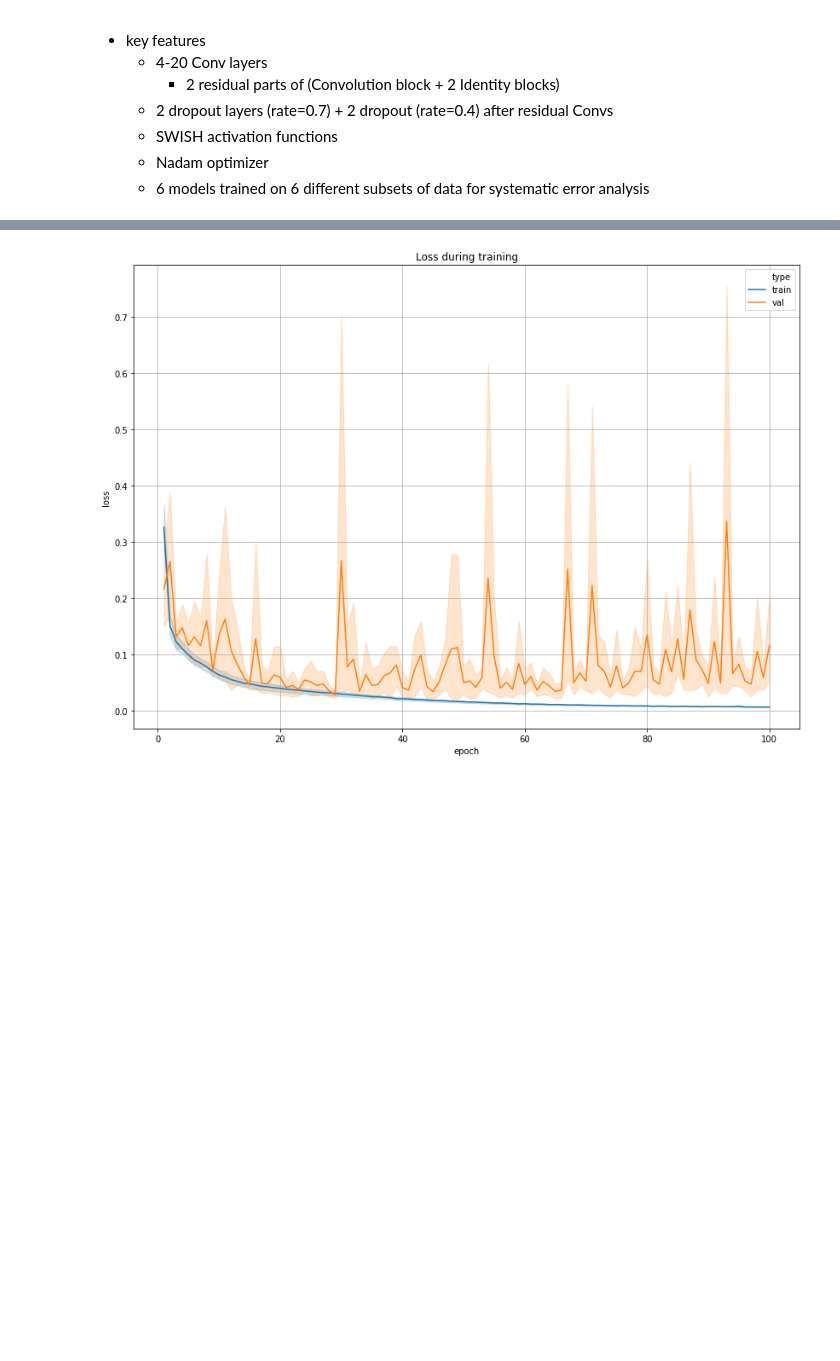
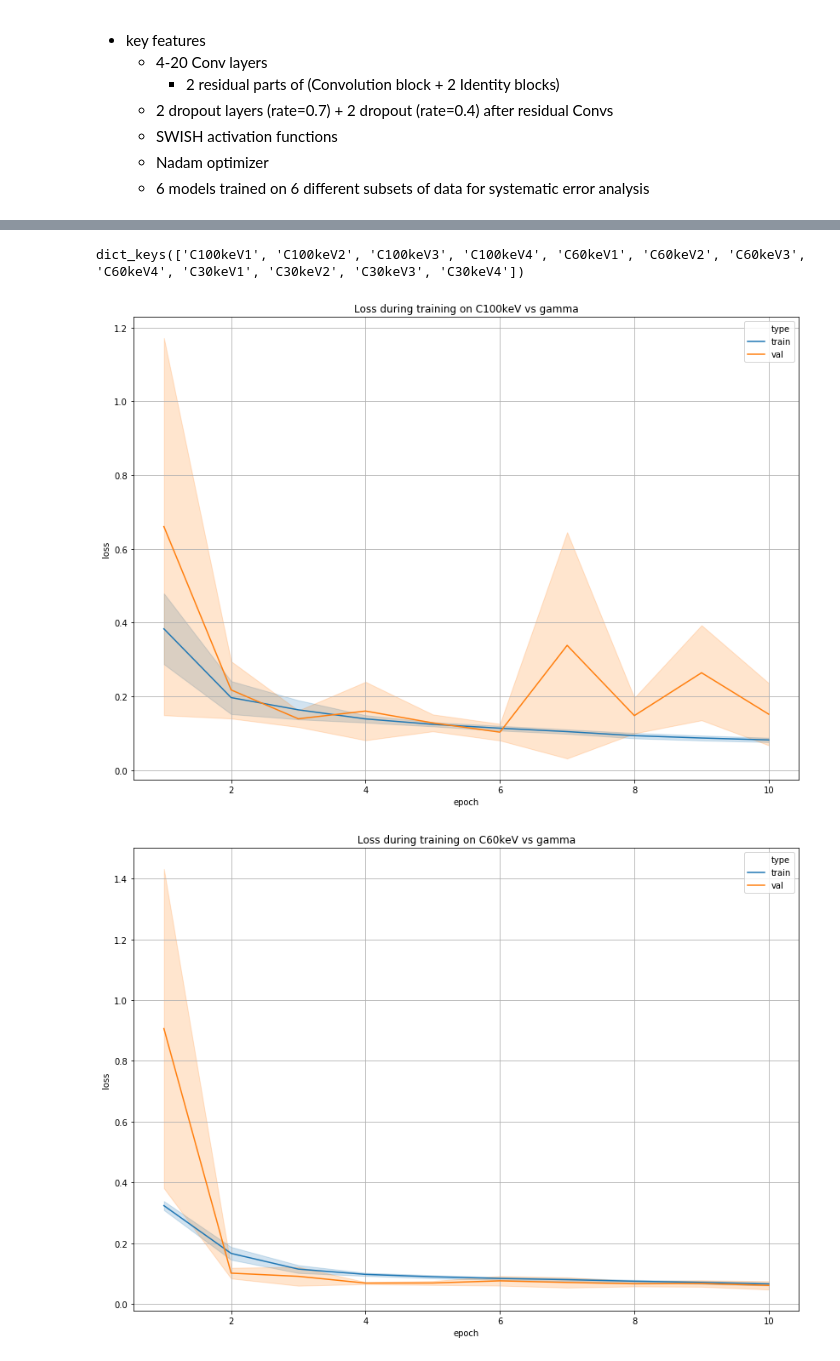
Before and after one commit to altairjericho/NEWS-phd, a Jupyter notebook: CNN/Conv4_3D_residual_v2.ipynb, the cells around one changed output, grey strips where cells are left out. Cells and saved outputs as stored; diff of their text form; code cells hidden in the pictures; blank space fills up the shorter version.

```diff
--- a/CNN/Conv4_3D_residual_v2.ipynb
+++ b/CNN/Conv4_3D_residual_v2.ipynb
@@ -246,27 +246,35 @@ Total training time  3 days, 20:14:15.007938
 # %%
 with open('outputs/conv4_3d_res/v2/notes.txt','a') as ftxt:
     ftxt.write('''
-    * 100 epochs. Each subset = 0.5(Signal_class) vs 0.5(Gamma_class)
+    * '''+str(N_ep)+''' epochs. Each subset = 1/'''+str(n_fold)+''' (Signal_class) vs 1/'''+str(n_fold)+''' (Gamma_class)
     ''')
 for s in hist.keys():
-    np.savetxt('outputs/conv4_3d_res/v2/'+s[:-1]+'_'+s[-1]+'_roc_auc_100.txt', hist_roc[s].val_aucs)
-    np.savetxt('outputs/conv4_3d_res/v2/'+s[:-1]+'_'+s[-1]+'_loss_train_100.txt', hist[s].history['loss'])
-    np.savetxt('outputs/conv4_3d_res/v2/'+s[:-1]+'_'+s[-1]+'_loss_val_100.txt', hist[s].history['val_loss'])
-    conv4_3d_res[s].save('networks/res_v2/e100/conv4_3d_res_'+s[:-1]+'_'+s[-1]+'.h5')
+    np.savetxt('outputs/conv4_3d_res/v2/'+s[:-1]+'_'+s[-1]+'_roc_auc_'+str(N_ep)+'.txt', hist_roc[s].val_aucs)
+    np.savetxt('outputs/conv4_3d_res/v2/'+s[:-1]+'_'+s[-1]+'_loss_train_'+str(N_ep)+'.txt', hist[s].history['loss'])
+    np.savetxt('outputs/conv4_3d_res/v2/'+s[:-1]+'_'+s[-1]+'_loss_val_'+str(N_ep)+'.txt', hist[s].history['val_loss'])
+    conv4_3d_res[s].save('networks/res_v2/e'+str(N_ep)+'/conv4_3d_res_'+s[:-1]+'_'+s[-1]+'.h5')
+# %%
+hist.keys()
+# %% [output]
+dict_keys(['C100keV1', 'C100keV2', 'C100keV3', 'C100keV4', 'C60keV1', 'C60keV2', 'C60keV3', 'C60keV4', 'C30keV1', 'C30keV2', 'C30keV3', 'C30keV4'])
 # %%
 loss = {}
-loss['epoch'], loss['type'], loss['loss'] = [],[],[]
-for s in hist.keys():
-    e = 1
-    for l, vl in zip(hist[s].history['loss'],hist[s].history['val_loss']):
-        loss['epoch'].append(e); loss['type'].append('train'); loss['loss'].append(l)
-        loss['epoch'].append(e); loss['type'].append('val'); loss['loss'].append(vl)
-        e += 1
+loss['epoch'], loss['type'], loss['loss'], loss['class'] = [],[],[],[]
+for n in class_names:
+    for s in [k for k in hist.keys() if n in k]:
+        e = 1
+        for l, vl in zip(hist[s].history['loss'],hist[s].history['val_loss']):
+            loss['epoch'].append(e); loss['type'].append('train'); loss['loss'].append(l); loss['class'].append(n)
+            loss['epoch'].append(e); loss['type'].append('val'); loss['loss'].append(vl); loss['class'].append(n)
+            e += 1
 loss = pd.DataFrame(data=loss)
 
-plt.figure(figsize=(14,10))
-sns.lineplot(x='epoch',y='loss',hue='type', data=loss)
-plt.grid()
-_ = plt.title('Loss during training')
+for n in class_names:
+    plt.figure(figsize=(14,10))
+    sns.lineplot(x='epoch',y='loss',hue='type', data=loss[loss['class']==n], ci='sd')
+    plt.grid()
+    plt.title('Loss during training on '+n+' vs gamma')
+    plt.show()
 # %% [output]
-[figure, old version]
+[figure, new version]
+[figure, added]
```
Also changed, not shown: parts of 7 cells of this notebook, 6 other files.
